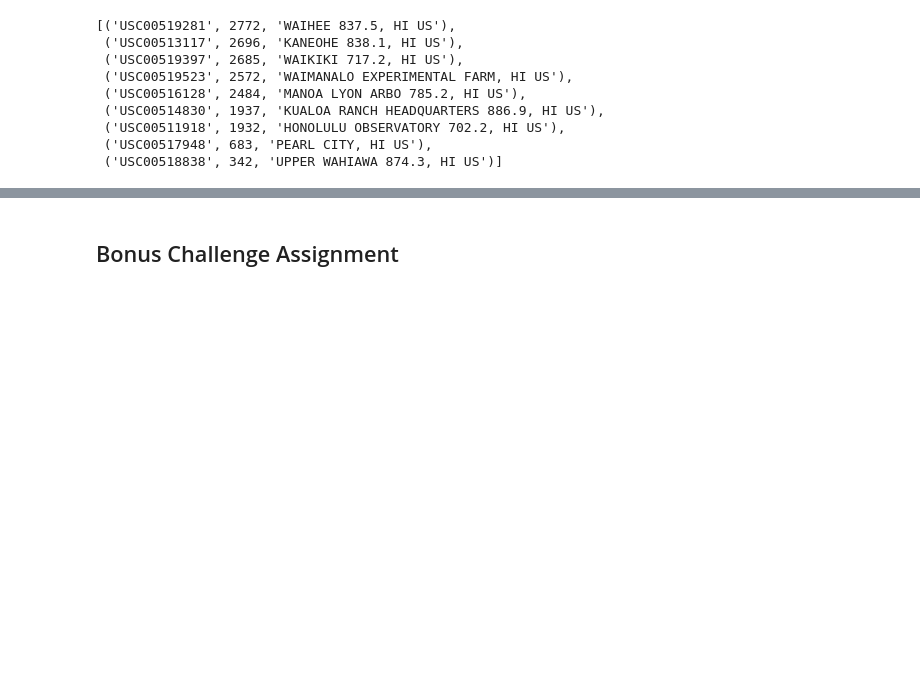
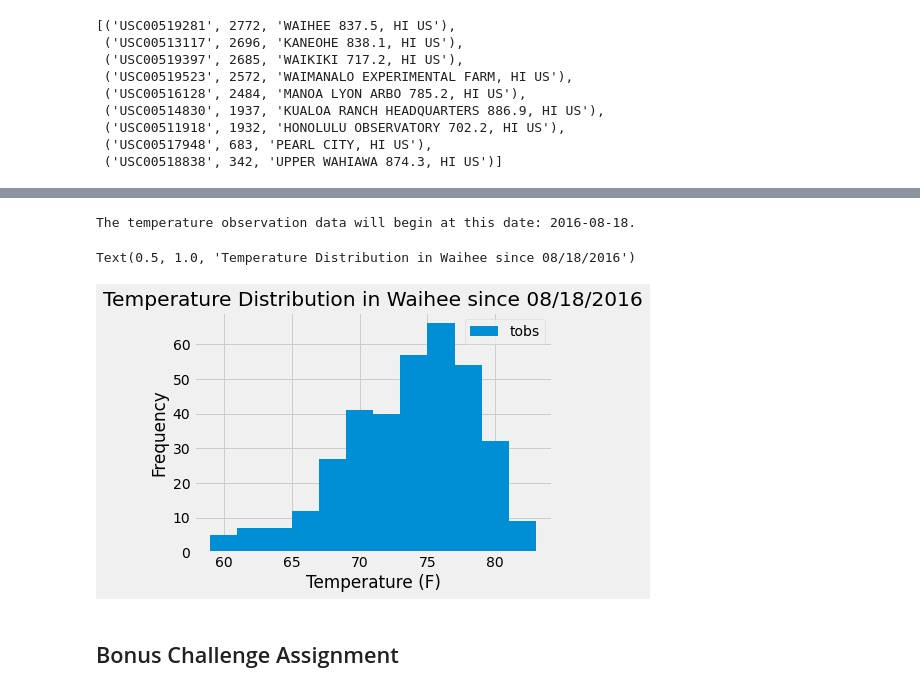
Before and after one commit to drainganggtb/sqlalchemy-challenge, a Jupyter notebook: climate_starter.ipynb, the cells around one changed output, grey strips where cells are left out. Cells and saved outputs as stored; diff of their text form; code cells hidden in the pictures; blank space fills up the shorter version.

```diff
--- a/climate_starter.ipynb
+++ b/climate_starter.ipynb
@@ -142,3 +159,24 @@ session.query(func.min(Measurement.tobs), func.max(Measurement.tobs), func.avg(M
+# %%
+#figure out what date the dataset will begin at, 1 year from latest data point
+engine.execute("SELECT max(date) FROM measurement WHERE station = 'USC00519281'").fetchall()[0][0]
+start_date = dt.date(2017,8,18) - dt.timedelta(days=365)
+print(f"The temperature observation data will begin at this date: {start_date}.")
+# %% [output]
+The temperature observation data will begin at this date: 2016-08-18.
+# %%
+#Create histogram for station result of previous query
+results = session.query(Measurement.tobs).\
+    filter(Measurement.station == 'USC00519281').\
+    filter(Measurement.date >= start_date).all()
+df = pd.DataFrame(results, columns=['tobs'])
+df.plot.hist(bins=12)
+plt.tight_layout()
+plt.xlabel("Temperature (F)")
+plt.title("Temperature Distribution in Waihee since 08/18/2016")
+plt.figsize()
+# %% [output]
+Text(0.5, 1.0, 'Temperature Distribution in Waihee since 08/18/2016')
+[figure, added]
 # %% [markdown]
 ## Bonus Challenge Assignment
 # %%
```
Also changed, not shown: parts of 3 cells of this notebook, 1 other file.
